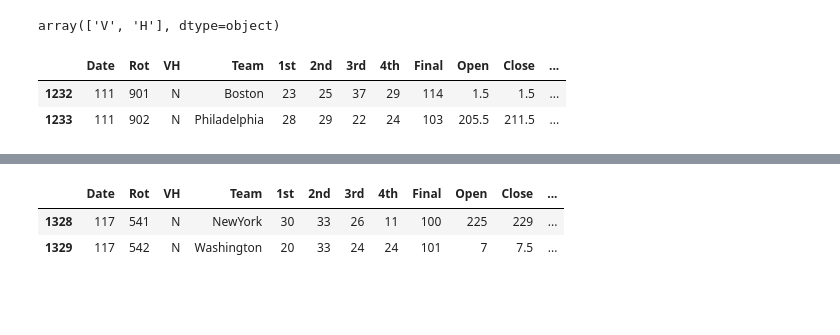
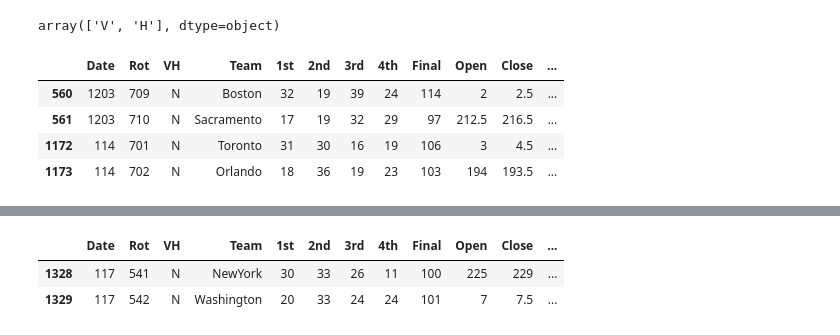
Before and after one commit to JasonHysy/Nba-Sports-Betting-Model, a Jupyter notebook: NbaPredictionFinal copy.ipynb, the cells around one changed output, grey strips where cells are left out. Drawn from its saved outputs; the diff is of its cells as text; code cells hidden in the pictures; blank space fills up the shorter version.

```diff
--- a/NbaPredictionFinal copy.ipynb
+++ b/NbaPredictionFinal copy.ipynb
@@ -116,6 +121,8 @@ nba2017 = format_nba_df(nba2017)
 nba2018 = format_nba_df(nba2018)
 nbaCurrent = format_nba_df(nbaCurrent)
 # %%
+odds2015 = pd.read_csv(r"nbaodds2015-16.csv")
+odds2016 = pd.read_csv(r"nbaodds2016-17.csv")
 # load 2017-18 odds
 odds2017 = pd.read_csv(r"nbaodds2017-18.csv")
 # load 2018-19 odds
@@ -147,8 +154,10 @@ oddsCurrent['VH'].unique()
 array(['V', 'H'], dtype=object)
 # %%
 ## we need to change these to home and away so it matches our other df
-odds2017.loc[odds2017['VH']=='N']
+odds2015.loc[odds2015['VH']=='N']
 # %% [output]
 |  | Date | Rot | VH | Team | 1st | 2nd | 3rd | 4th | Final | Open | Close | ... |
-| 1232 | 111 | 901 | N | Boston | 23 | 25 | 37 | 29 | 114 | 1.5 | 1.5 | ... |
-| 1233 | 111 | 902 | N | Philadelphia | 28 | 29 | 22 | 24 | 103 | 205.5 | 211.5 | ... |
+| 560 | 1203 | 709 | N | Boston | 32 | 19 | 39 | 24 | 114 | 2 | 2.5 | ... |
+| 561 | 1203 | 710 | N | Sacramento | 17 | 19 | 32 | 29 | 97 | 212.5 | 216.5 | ... |
+| 1172 | 114 | 701 | N | Toronto | 31 | 30 | 16 | 19 | 106 | 3 | 4.5 | ... |
+| 1173 | 114 | 702 | N | Orlando | 18 | 36 | 19 | 23 | 103 | 194 | 193.5 | ... |
```
Also changed, not shown: parts of 45 cells of this notebook, 5 other files.
